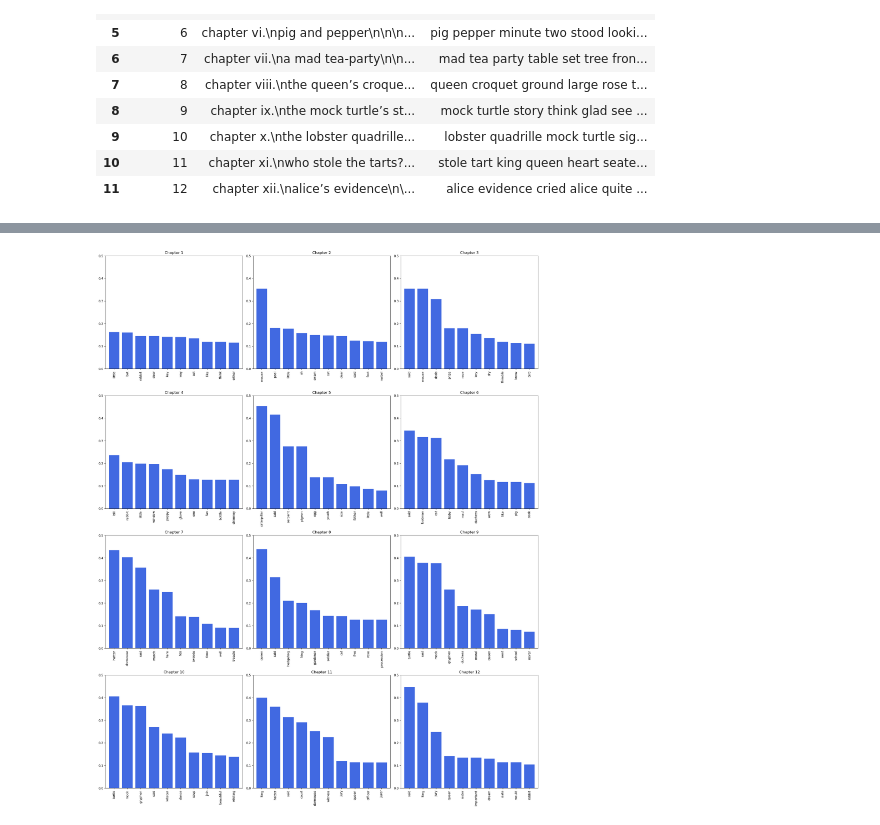
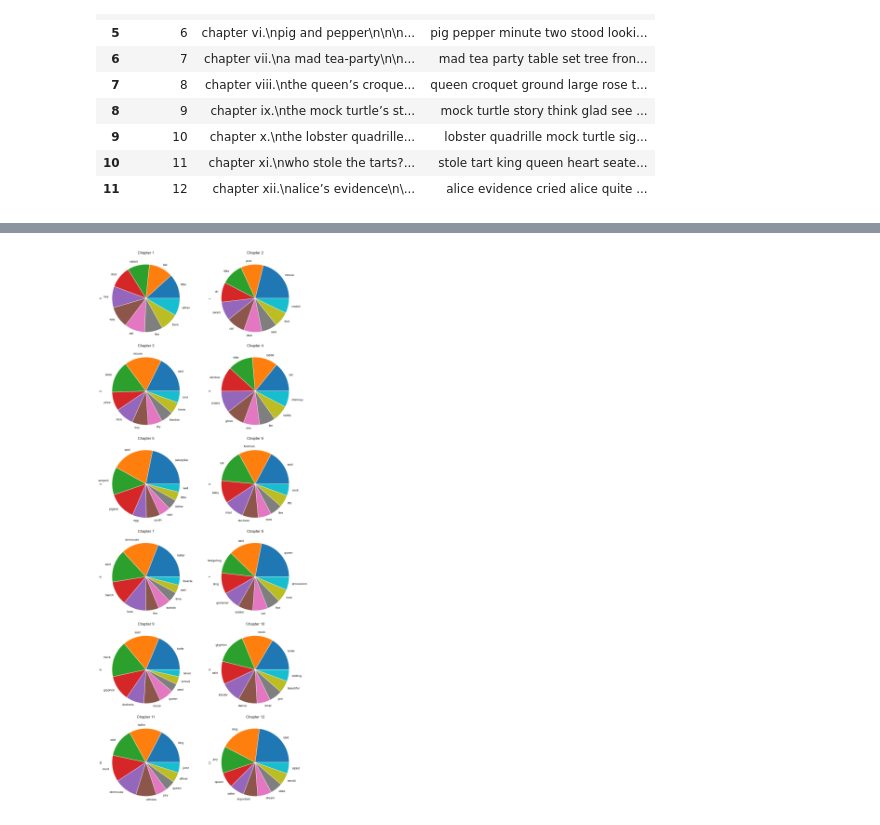
Before and after one commit to kdeviatiarova/MLT, a Jupyter notebook: Task2/Task2.ipynb, the cells around one changed output, grey strips where cells are left out. Drawn from its saved outputs; the diff is of its cells as text; code cells hidden in the pictures.

```diff
--- a/Task2/Task2.ipynb
+++ b/Task2/Task2.ipynb
@@ -53,12 +60,9 @@ data
 | 10 | 11 | chapter xi.\nwho stole the tarts?... | stole tart king queen heart seate... |
 | 11 | 12 | chapter xii.\nalice’s evidence\n\... | alice evidence cried alice quite ... |
 # %%
-from sklearn.feature_extraction.text import TfidfVectorizer
-
 vectorizer_tftidf = TfidfVectorizer()
 vectorizer_tftidf.fit(data['After preprocessing'].tolist())
 chapters_tfidf = vectorizer_tftidf.transform(data['After preprocessing'].tolist())
 
-freq_words = pd.DataFrame(chapters_tfidf.toarray(), columns=vectorizer_tftidf.get_feature_names_out())
-freq_words = freq_words.drop(columns = 'alice', axis = 1)
-freq_words
+important_words = pd.DataFrame(chapters_tfidf.toarray(), columns=vectorizer_tftidf.get_feature_names_out())
+important_words = important_words.drop(columns = 'alice', axis = 1)
@@ -80,16 +87,14 @@ freq_words
 # %%
-import matplotlib.pyplot as plt
-
-top_words = []
-plt.figure(figsize=(20, 25))
+most_used = []
+plt.figure(figsize=(10, 25))
 for i in range(len(chapters)):
-    top_words.append(freq_words.loc[i, :].sort_values(ascending=False).head(10))
-    plt.subplot(4, 3, i+1)
+    most_used.append(important_words.loc[i, :].sort_values(ascending=False).head(10))
+    plt.subplot(6, 2, i+1)
     plt.title(f'Chapter {i+1}')
     plt.tight_layout()
 
-    top_words[i].plot.bar(color = 'royalblue', width = 0.8, ylim = (0,0.5))
+    most_used[i].plot.pie()
 # %% [output]
-[figure, old version]
+[figure, new version]
 # %%
 sentences = re.split('[.?!]', ' '.join(chapters))
```
Also changed, not shown: parts of 8 cells of this notebook.
